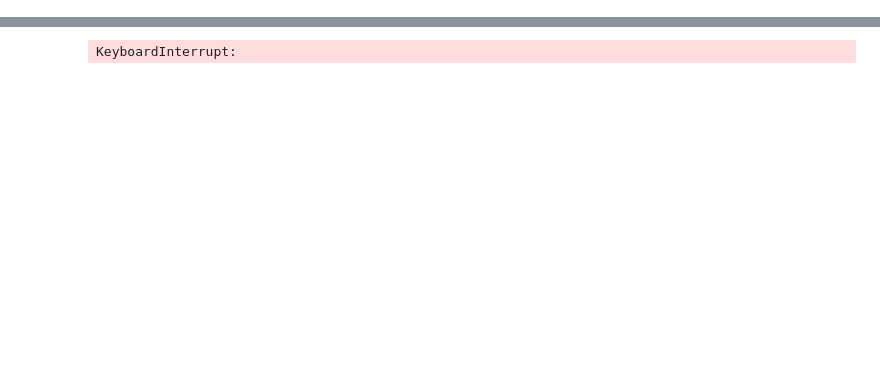
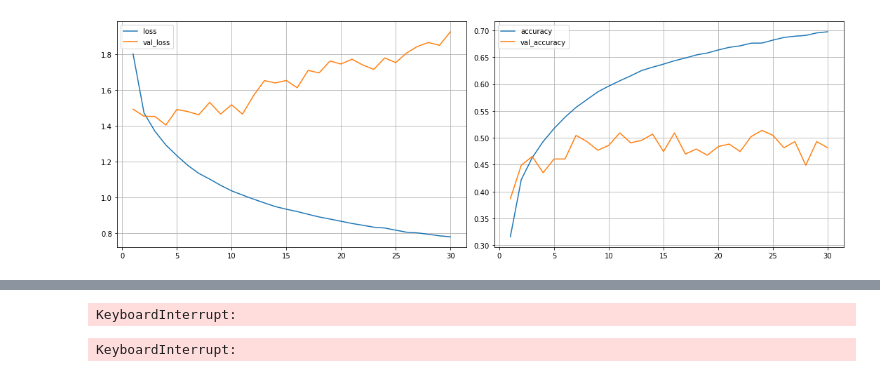
Before and after one commit to tbuelles/PicML, a Jupyter notebook: ipynb/PicML.ipynb, the cells around one changed output, grey strips where cells are left out. Drawn from its saved outputs; the diff is of its cells as text; code cells hidden in the pictures; blank space fills up the shorter version.

Commit message:
augment random 100

```diff
--- a/ipynb/PicML.ipynb
+++ b/ipynb/PicML.ipynb
@@ -242,3 +262,24 @@ def plot_simple(histories, metrics=["accuracy", "val_accuracy"]):
     for metric in metrics:
         avg = np.mean(np.array([history[metric] for history in histories]), axis=0)
         ax.plot(avg)
+# %%
+batch_size, epochs, lr = 32, 200, 1e-3
+train, val = pluecker_train, pluecker_val
+X_train, X_val, y_train, y_val = train["pad"], val["pad"], train["pic"], val["pic"]
+input_shape = (len(X_train.iloc[0]),)
+tuner = RandomSearch(hypermodel=partial(mlp_model, input_shape=input_shape),
+                     objective="val_accuracy",
+                     max_trials=3,
+                     executions_per_trial=2,
+                     overwrite=True,
+                     directory="../data",
+                     project_name="search")
+print(tuner.search_space_summary())
+model = mlp_model(best_hp, input_shape=input_shape)
+data = (X_train, X_val, y_train, y_val)
+train_model(model, data, batch_size=batch_size, epochs=epochs, lr=lr);
+# res = tune_model(tuner, data, batch_size=batch_size, epochs=epochs, lr=lr)
+# tuner.results_summary()
+# best_hp = tuner.get_best_hyperparameters(1)[0]
+# %% [output]
+[figure, added]
@@ -245,3 +288,4 @@ def plot_simple(histories, metrics=["accuracy", "val_accuracy"]):
+KeyboardInterrupt:
 # %%
 batch_size, epochs, lr = 256, 300, 1e-3
 input_shape = (3, 14, 1)
```
Also changed, not shown: parts of 6 cells of this notebook, 8 other files.
